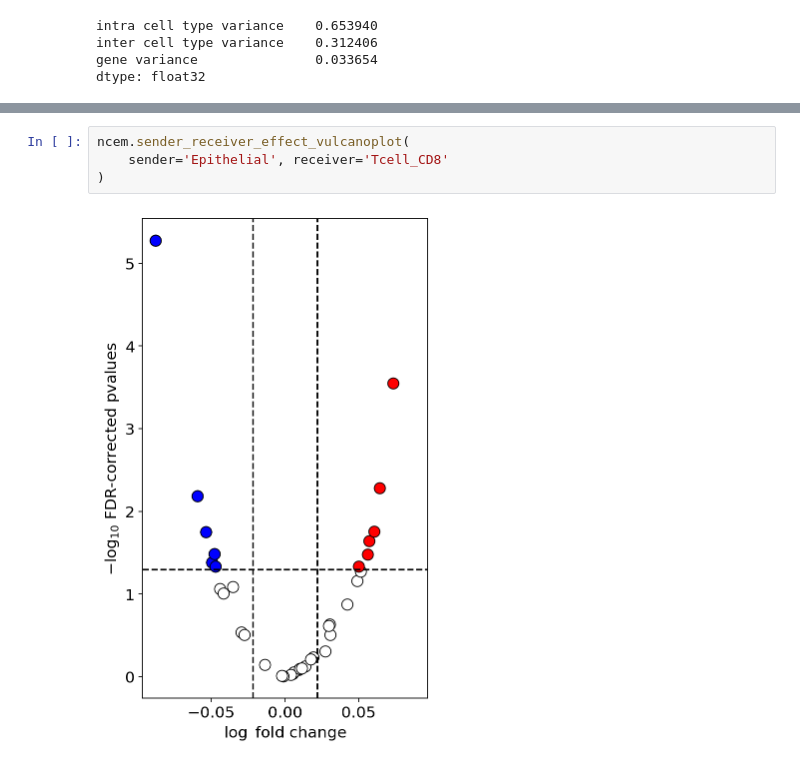
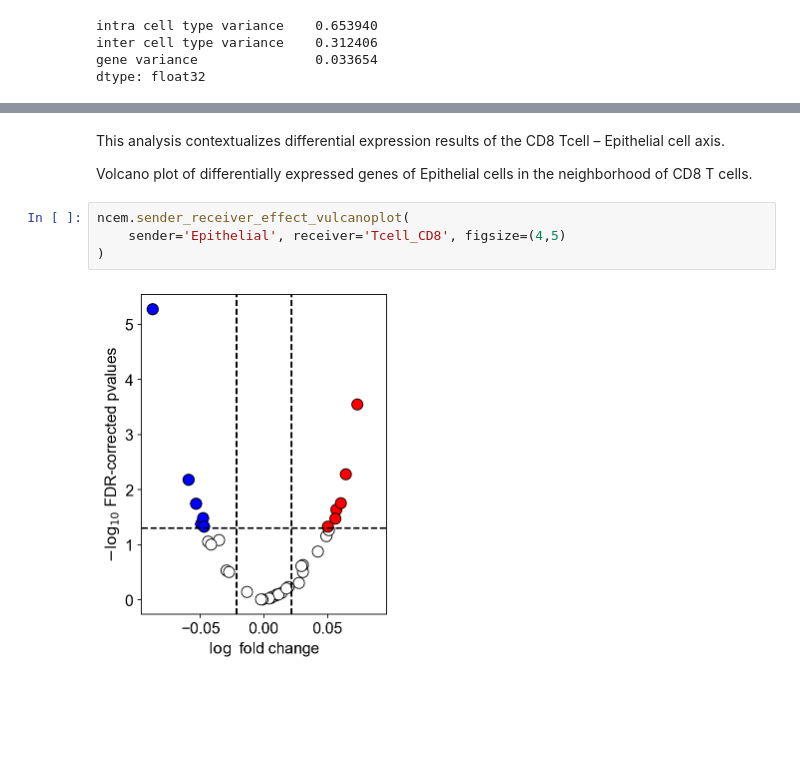
Before and after one commit to theislab/spatial_scog_workshop_2022, a Jupyter notebook: ncem/tutorial_ncem.ipynb, the cells around one changed output, grey strips where cells are left out. Saved outputs shown, nothing was run; the diff lists cells and outputs as text; blank space fills up the shorter version.

```diff
--- a/ncem/tutorial_ncem.ipynb
+++ b/ncem/tutorial_ncem.ipynb
@@ -242,6 +249,10 @@ effect_df = ncem.sender_receiver_values(sender='Epithelial', receiver='Tcell_CD8
+# %% [markdown]
+This analysis contextualizes differential expression results of the CD8 Tcell – Epithelial cell axis.
+
+Volcano plot of differentially expressed genes of Epithelial cells in the neighborhood of CD8 T cells.
 # %%
 ncem.sender_receiver_effect_vulcanoplot(
-    sender='Epithelial', receiver='Tcell_CD8'
+    sender='Epithelial', receiver='Tcell_CD8', figsize=(4,5)
 )
 # %% [output]
-[figure, old version]
+[figure, new version]
```
Also changed, not shown: parts of 38 cells of this notebook.
